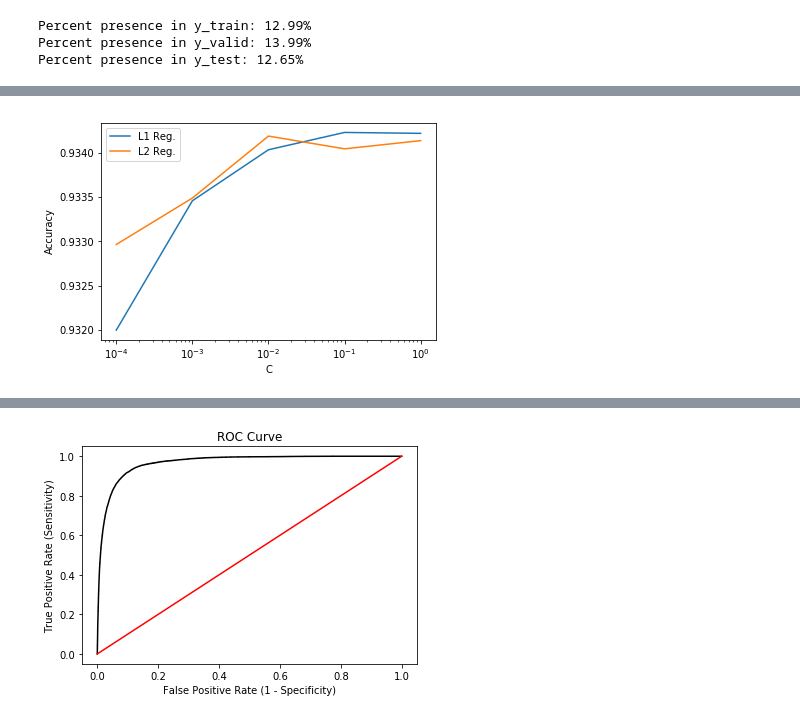
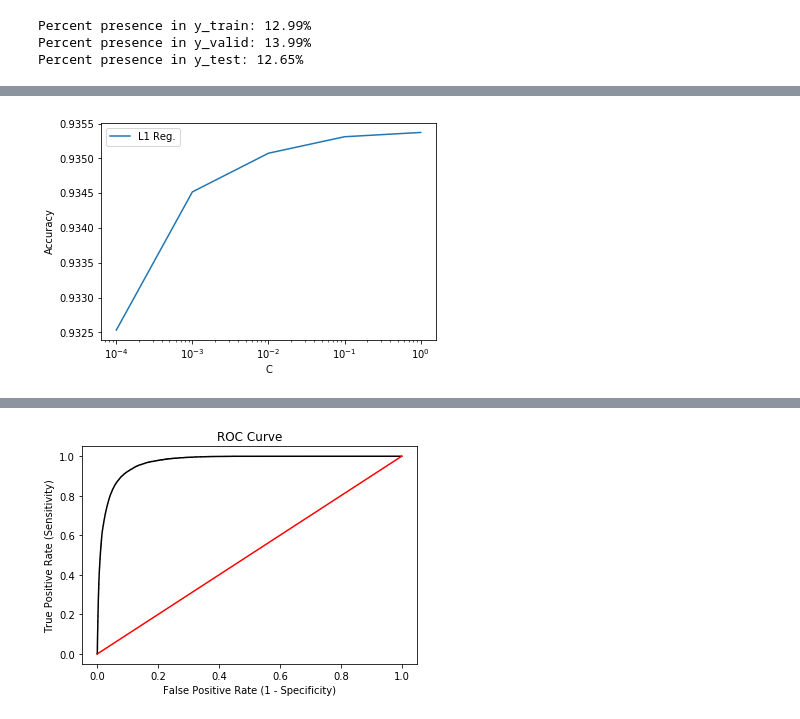
Before and after one commit to dongmeic/SDM, a Jupyter notebook: python/notebooks_new/logistic_random.py.ipynb, the cells around one changed output, grey strips where cells are left out. Drawn from its saved outputs; the diff is of its cells as text; code cells hidden in the pictures.

Commit message:
logistic modeling including all variables

```diff
--- a/python/notebooks_new/logistic_random.py.ipynb
+++ b/python/notebooks_new/logistic_random.py.ipynb
@@ -245,7 +240,7 @@ y_test  = y_test['btl_t'].values.reshape(-1)
 # %%
 # Find optimal regularization via best validation-set accuracy
 l1_mods = []
-l2_mods = []
+#l2_mods = []
 Cs = np.logspace(-4, 0, 5)
 best_C = np.nan
 best_accuracy = 0
@@ -254,22 +249,29 @@ best_penalty = None
 
 for C in Cs:
     print('Testing C =', C)
-    for penalty in ['l1', 'l2']: #['l1', 'l2']:
-        print('  %s:' % penalty, end=' ')
-        logistic_clf = LogisticRegression(
-            C=C, penalty=penalty, solver='saga', n_jobs=-1)
-        logistic_clf.fit(X_train, y_train)
-        preds = logistic_clf.predict(X_valid)
-        accuracy = sum(y_valid == preds) / len(preds)
-        if (accuracy > best_accuracy):
-            best_C = C
-            best_accuaracy = accuracy
-            best_penalty = penalty
-        print(round(accuracy, 4))
-        if penalty == 'l1':
-            l1_mods.append(accuracy)
-        else:
-            l2_mods.append(accuracy)
-        print('Elapsed time: %.2f minutes' % ((time.time() - t0) / 60))
+    #for penalty in ['l1', 'l2']: #['l1', 'l2']:
+    penalty='l1'
+    print('  %s:' % penalty, end=' ')
+    logistic_clf = LogisticRegression(
+        C=C, penalty=penalty, solver='saga', n_jobs=-1)
+    logistic_clf.fit(X_train, y_train)
+    preds = logistic_clf.predict(X_valid)
+    accuracy = sum(y_valid == preds) / len(preds)
+    a = [[pred, coef] for pred, coef in zip(predictors, logistic_clf.coef_[0])]
+    sig_preds = []
+    for pred, coef in a:
+        if abs(coef) > 0:
+            sig_preds.append(pred)
+    print(sig_preds)
+    if (accuracy > best_accuracy):
+        best_C = C
+        best_accuaracy = accuracy
+        best_penalty = penalty
+    print(' Accuracy:', round(accuracy, 4))
+    if penalty == 'l1':
+        l1_mods.append(accuracy)
+    else:
+        l2_mods.append(accuracy)
+    print('Elapsed time: %.2f minutes\n' % ((time.time() - t0) / 60))
 # %% [output]
 Testing C = 0.0001
@@ -302,13 +303,13 @@ Elapsed time: 12.46 minutes
 !say "I'm done"
 # %%
 plt.plot(Cs, l1_mods, label='L1 Reg.');
-plt.plot(Cs, l2_mods, label='L2 Reg.');
+#plt.plot(Cs, l2_mods, label='L2 Reg.');
 plt.xscale('log');
 plt.xlabel('C');
 plt.ylabel('Accuracy');
 plt.legend(loc='best');
 # %% [output]
-[figure, old version]
+[figure, new version]
 # %%
 l1_mods = []
 l2_mods = []
```
Also changed, not shown: parts of 22 cells of this notebook, 5 other files.
